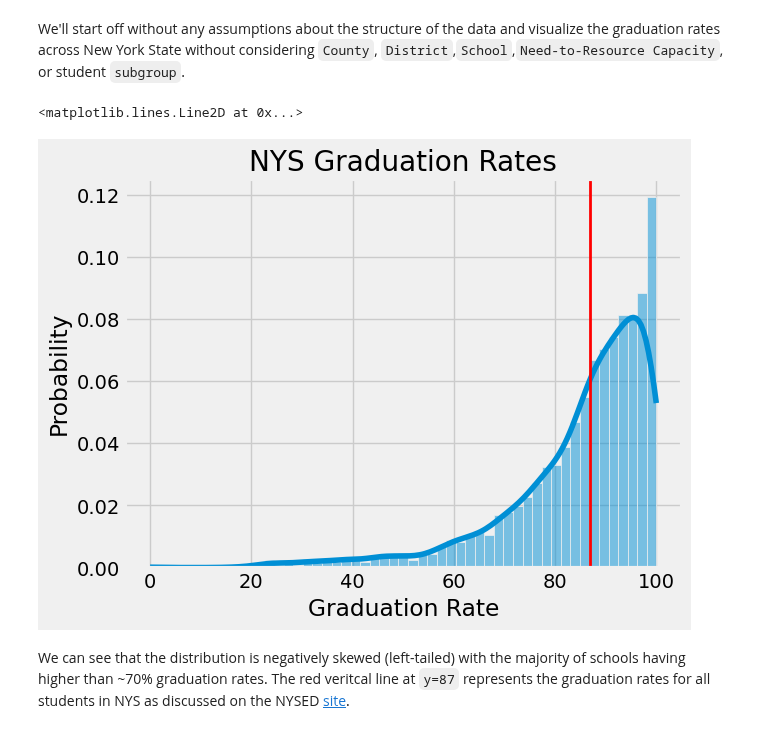
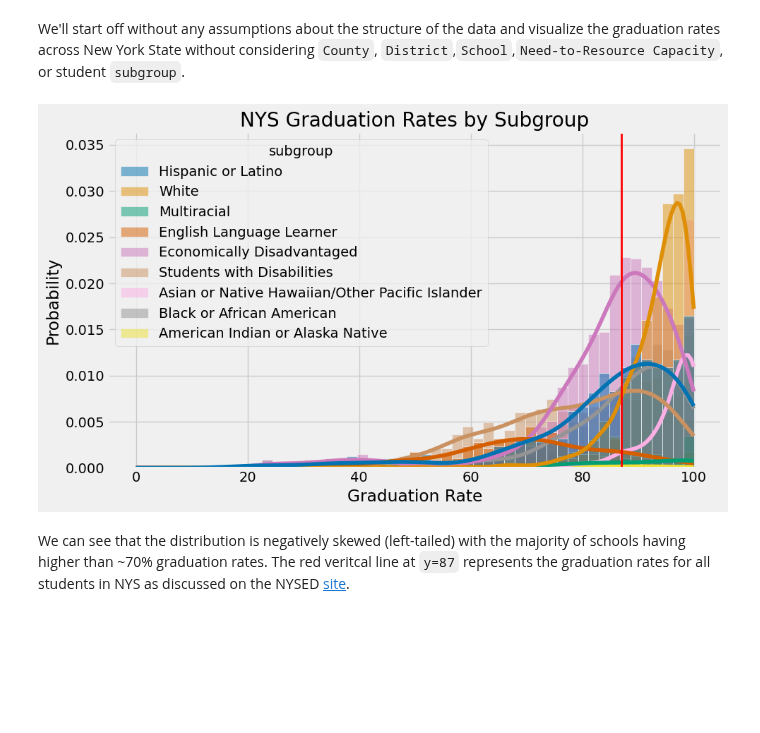
Before and after one commit to asoylatte03/nys-ell-grad-rate, a Jupyter notebook: exploratory data analysis.ipynb, the cells around one changed output. Saved outputs shown, nothing was run; the diff lists cells and outputs as text; code cells hidden in the pictures; blank space fills up the shorter version.

```diff
--- a/exploratory data analysis.ipynb
+++ b/exploratory data analysis.ipynb
@@ -38,13 +85,15 @@ nys_gradrate_22.shape
 We'll start off without any assumptions about the structure of the data and visualize the graduation rates across New York State without considering `County`, `District`,`School`,`Need-to-Resource Capacity`,  or student `subgroup`.
 # %%
 # creating a histogram for all
-sns.histplot(nys_gradrate_22,x=nys_gradrate_22.grad_rate, stat='probability', kde=True)
-plt.title('NYS Graduation Rates')
+plt.figure(figsize=(10,6))
+sns.histplot(nys_gradrate_22,x="grad_rate", stat='probability', hue="subgroup",kde=True,palette="colorblind")
+plt.title('NYS Graduation Rates by Subgroup')
 plt.xlabel('Graduation Rate')
 plt.axvline(x=87,lw=2,ls='-',c='r')
+plt.tight_layout()
+#plt.savefig("images/graduationrates_subgroup.png",dpi=300)
 # %% [output]
-<matplotlib.lines.Line2D at 0x...>
-[figure, old version]
+[figure, new version]
 # %% [markdown]
 We can see that the distribution is negatively skewed (left-tailed) with the majority of schools having higher than ~70% graduation rates. The red veritcal line at `y=87` represents the graduation rates for all students in NYS as discussed on the NYSED [site](https://data.nysed.gov/gradrate.php?year=2022&state=yes).
 # %% [markdown]
```
Also changed, not shown: parts of 7 cells of this notebook, 7 other files.
